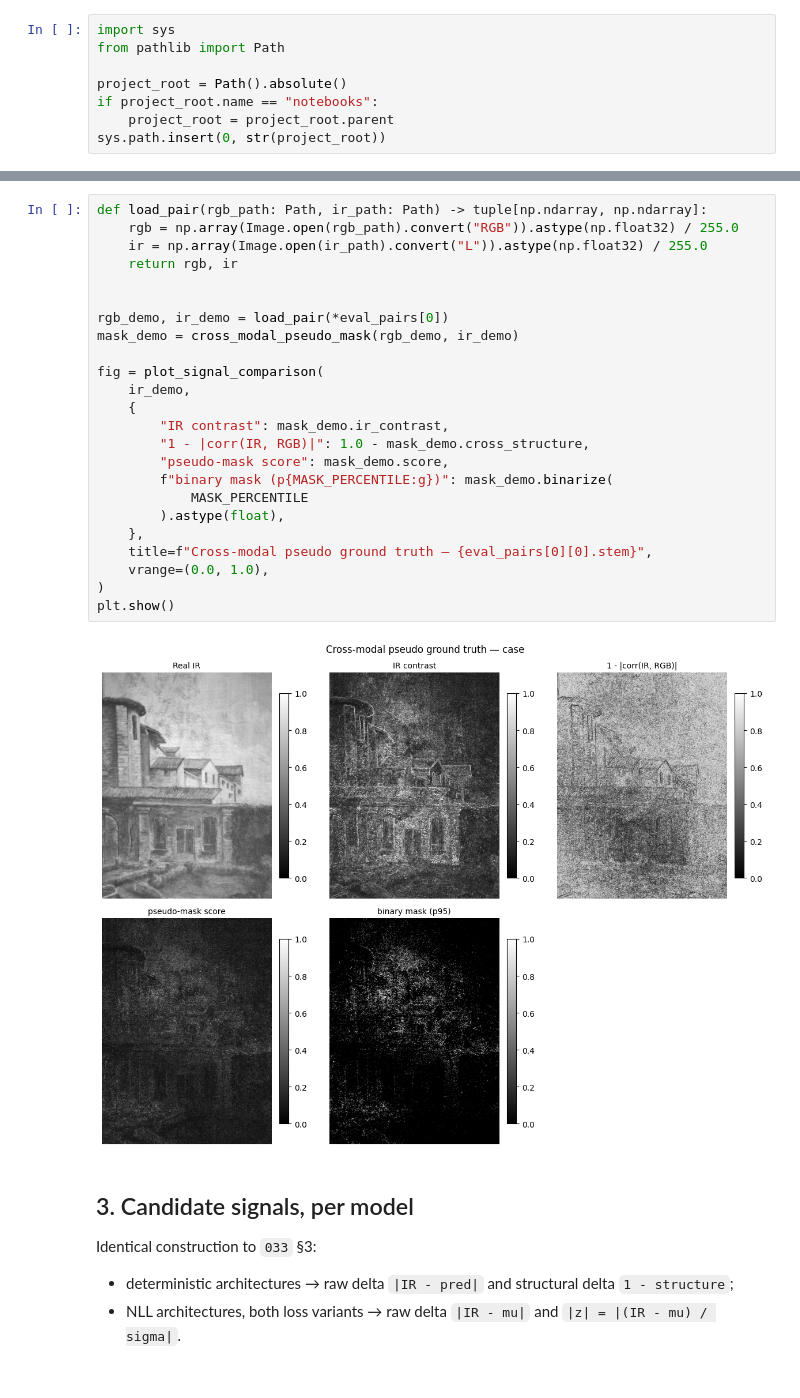
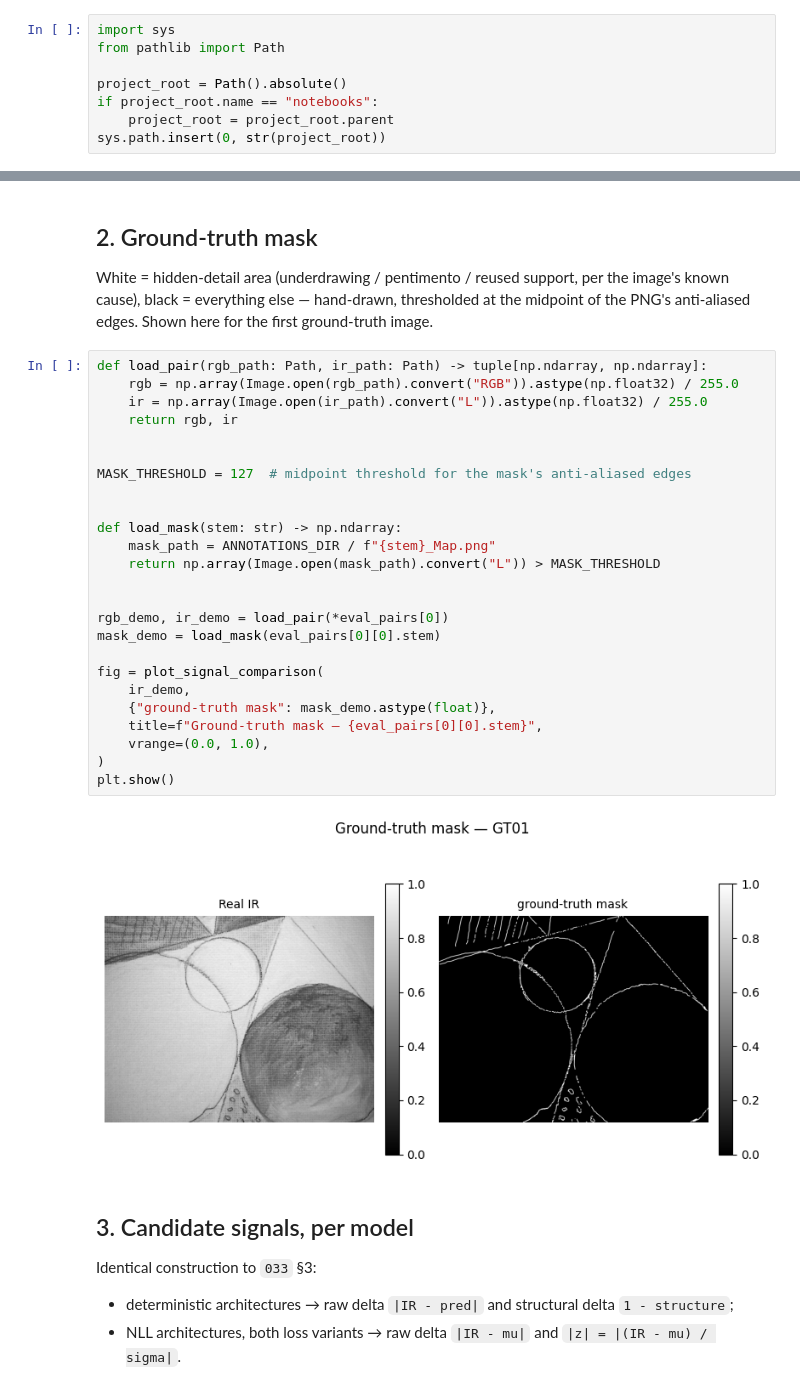
Before and after one commit to MarcoManduca/deep_layers, a Jupyter notebook: notebooks/033_bis_signal_evaluation.ipynb, the cells around one changed output, grey strips where cells are left out. Cells and saved outputs as stored; diff of their text form.

```diff
--- a/notebooks/033_bis_signal_evaluation.ipynb
+++ b/notebooks/033_bis_signal_evaluation.ipynb
@@ -69,29 +75,34 @@ Two factors multiplied: is there IR structure here at all, and is it explained b
+# %% [markdown]
+## 2. Ground-truth mask
+
+White = hidden-detail area (underdrawing / pentimento / reused support, per the image's known cause), black = everything else — hand-drawn, thresholded at the midpoint of the PNG's anti-aliased edges. Shown here for the first ground-truth image.
 # %%
 def load_pair(rgb_path: Path, ir_path: Path) -> tuple[np.ndarray, np.ndarray]:
     rgb = np.array(Image.open(rgb_path).convert("RGB")).astype(np.float32) / 255.0
     ir = np.array(Image.open(ir_path).convert("L")).astype(np.float32) / 255.0
     return rgb, ir
 
 
+MASK_THRESHOLD = 127  # midpoint threshold for the mask's anti-aliased edges
+
+
+def load_mask(stem: str) -> np.ndarray:
+    mask_path = ANNOTATIONS_DIR / f"{stem}_Map.png"
+    return np.array(Image.open(mask_path).convert("L")) > MASK_THRESHOLD
+
+
 rgb_demo, ir_demo = load_pair(*eval_pairs[0])
-mask_demo = cross_modal_pseudo_mask(rgb_demo, ir_demo)
+mask_demo = load_mask(eval_pairs[0][0].stem)
 
 fig = plot_signal_comparison(
     ir_demo,
-    {
-        "IR contrast": mask_demo.ir_contrast,
-        "1 - |corr(IR, RGB)|": 1.0 - mask_demo.cross_structure,
-        "pseudo-mask score": mask_demo.score,
-        f"binary mask (p{MASK_PERCENTILE:g})": mask_demo.binarize(
-            MASK_PERCENTILE
-        ).astype(float),
-    },
-    title=f"Cross-modal pseudo ground truth — {eval_pairs[0][0].stem}",
+    {"ground-truth mask": mask_demo.astype(float)},
+    title=f"Ground-truth mask — {eval_pairs[0][0].stem}",
     vrange=(0.0, 1.0),
 )
 plt.show()
 # %% [output]
-[figure, old version]
+[figure, new version]
 # %% [markdown]
 ## 3. Candidate signals, per model
 
```
Also changed, not shown: parts of 16 cells of this notebook, 1 other file.
